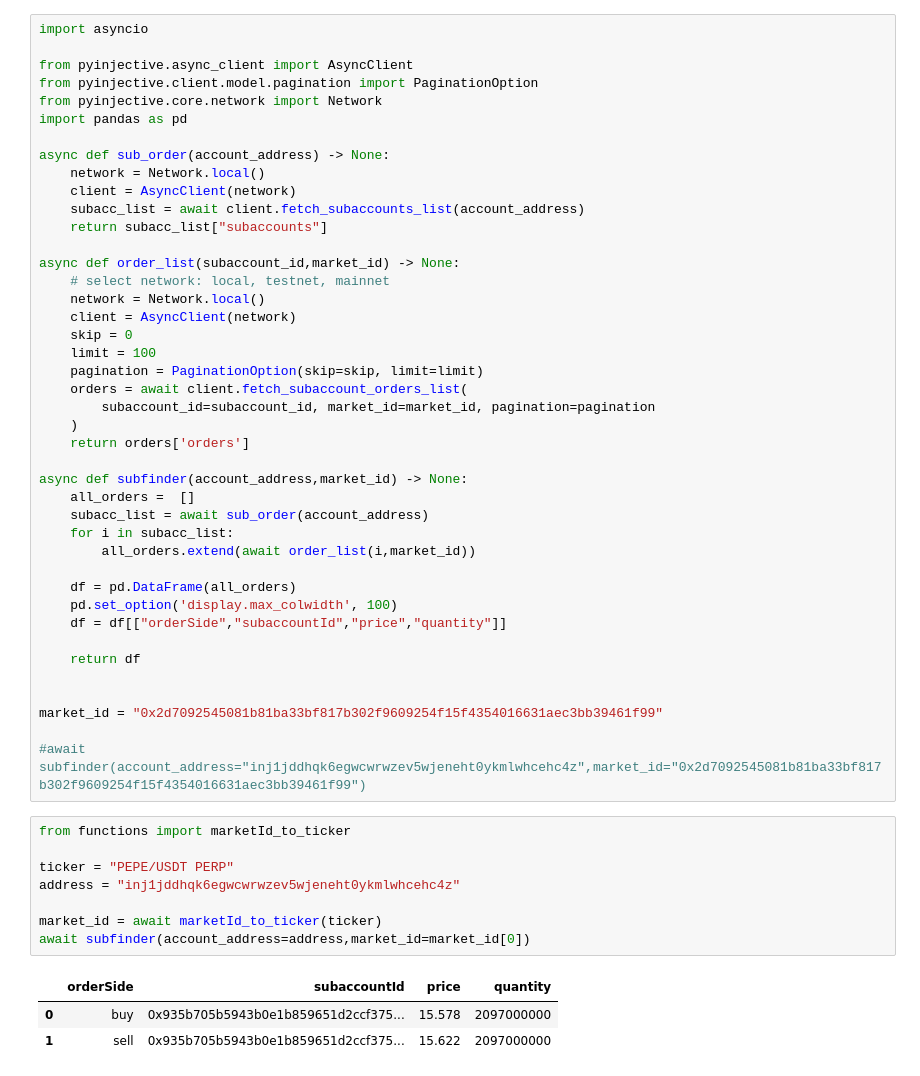
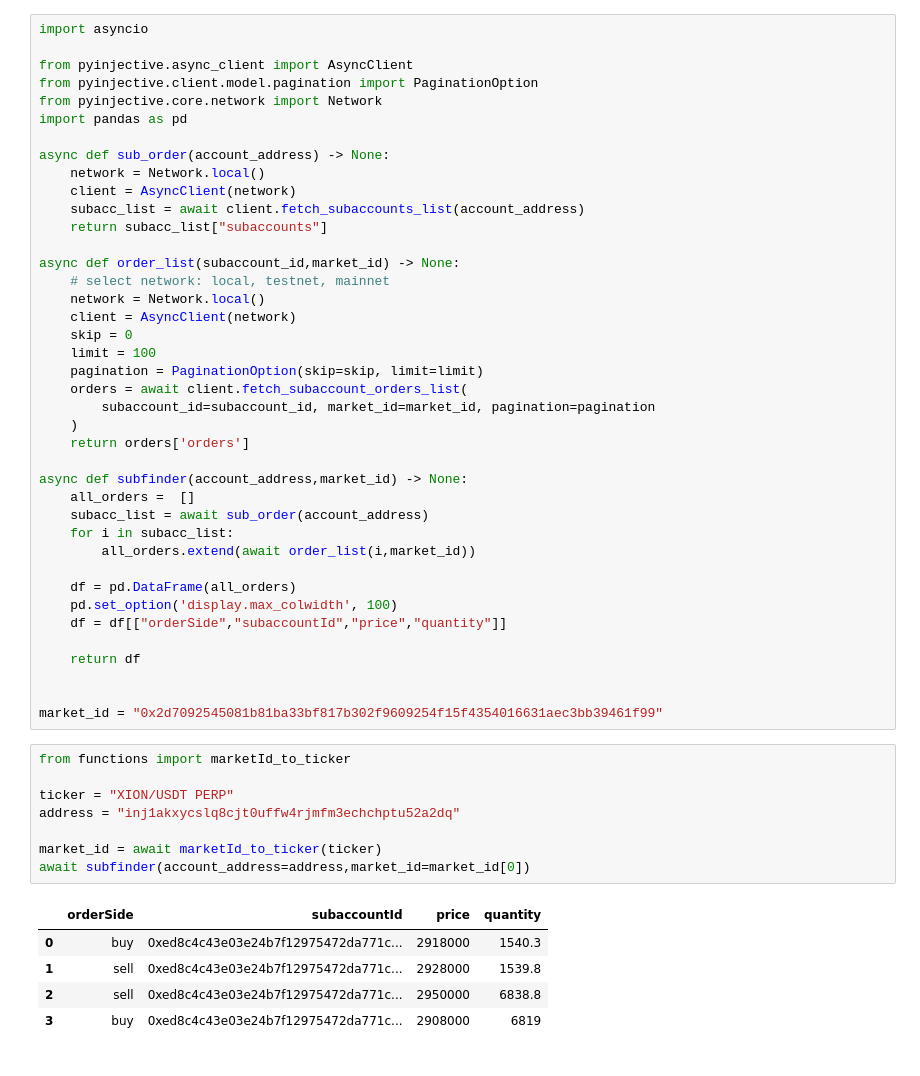
Before and after one commit to rvie17/global_competitor_analysis, a Jupyter notebook: subidentifier.ipynb, the cells around one changed output. Saved outputs shown, nothing was run; the diff lists cells and outputs as text.

```diff
--- a/subidentifier.ipynb
+++ b/subidentifier.ipynb
@@ -38,17 +38,17 @@ async def subfinder(account_address,market_id) -> None:
 
 
 market_id = "0x2d7092545081b81ba33bf817b302f9609254f15f4354016631aec3bb39461f99"
-
-#await subfinder(account_address="inj1jddhqk6egwcwrwzev5wjeneht0ykmlwhcehc4z",market_id="0x2d7092545081b81ba33bf817b302f9609254f15f4354016631aec3bb39461f99")
 # %%
 from functions import marketId_to_ticker
 
-ticker = "PEPE/USDT PERP"
-address = "inj1jddhqk6egwcwrwzev5wjeneht0ykmlwhcehc4z"
+ticker = "XION/USDT PERP"
+address = "inj1akxycslq8cjt0uffw4rjmfm3echchptu52a2dq"
 
 market_id = await marketId_to_ticker(ticker)
 await subfinder(account_address=address,market_id=market_id[0])
 # %% [output]
 |  | orderSide | subaccountId | price | quantity |
-| 0 | buy | 0x935b705b5943b0e1b859651d2ccf375... | 15.578 | 2097000000 |
-| 1 | sell | 0x935b705b5943b0e1b859651d2ccf375... | 15.622 | 2097000000 |
+| 0 | buy | 0xed8c4c43e03e24b7f12975472da771c... | 2918000 | 1540.3 |
+| 1 | sell | 0xed8c4c43e03e24b7f12975472da771c... | 2928000 | 1539.8 |
+| 2 | sell | 0xed8c4c43e03e24b7f12975472da771c... | 2950000 | 6838.8 |
+| 3 | buy | 0xed8c4c43e03e24b7f12975472da771c... | 2908000 | 6819 |
```
Also changed, not shown: 4 other files.
